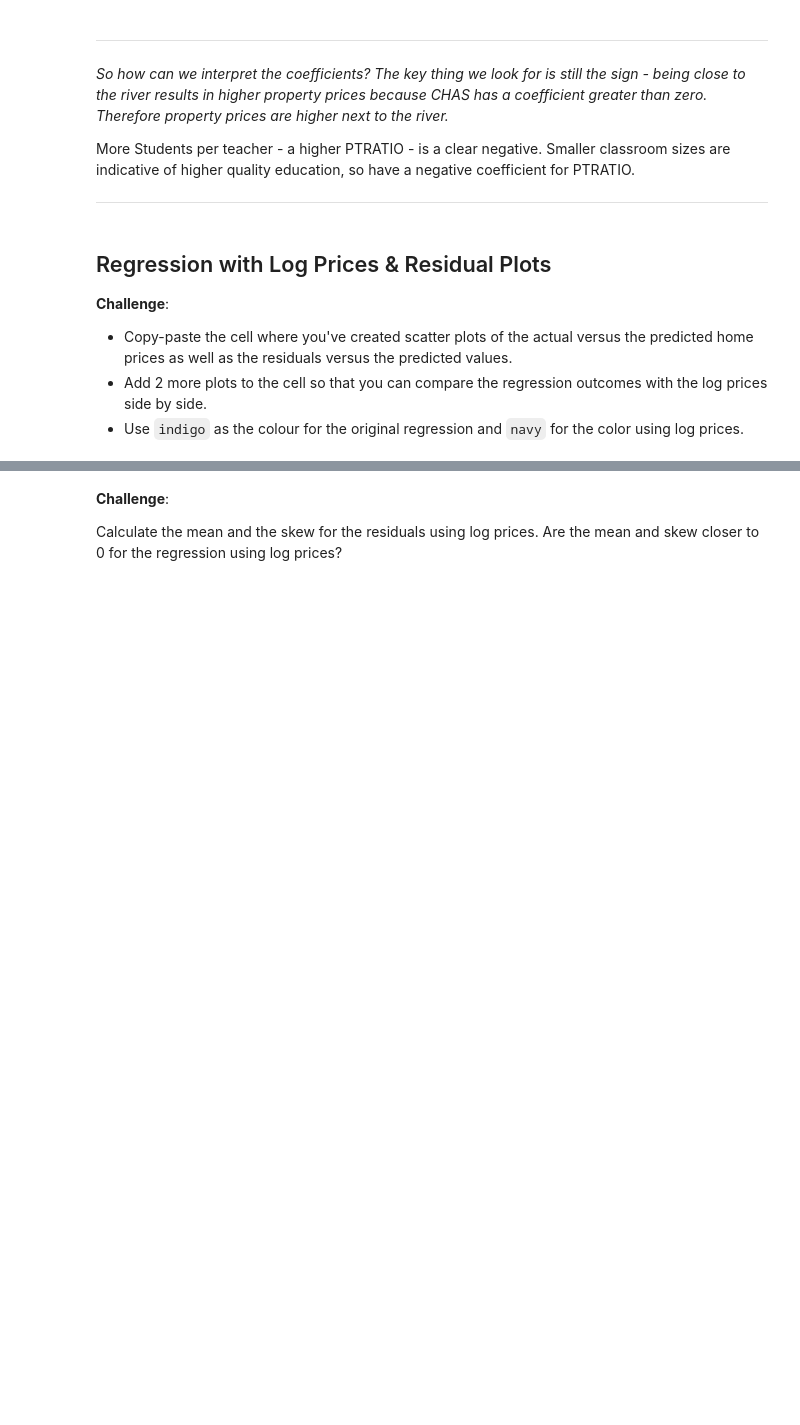
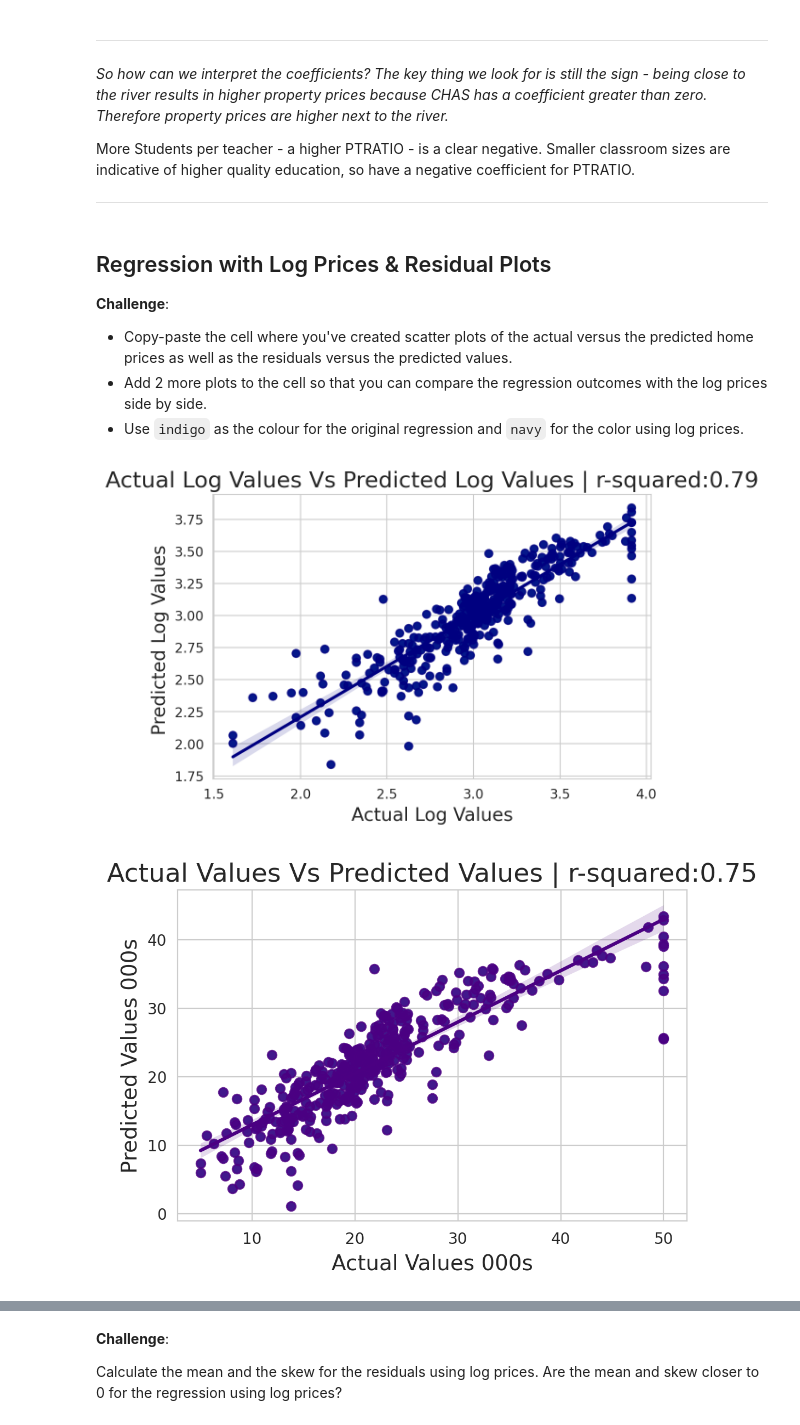
Before and after one commit to DarkDk123/House-valuation-model, a Jupyter notebook: Multivariable_Regression_and_Valuation_Model_(start).ipynb, the cells around one changed output, grey strips where cells are left out. Cells and saved outputs as stored; diff of their text form; code cells hidden in the pictures; blank space fills up the shorter version.

Commit message:
Regression with Log Prices & Residual Plots

```diff
--- a/Multivariable_Regression_and_Valuation_Model_(start).ipynb
+++ b/Multivariable_Regression_and_Valuation_Model_(start).ipynb
@@ -908,3 +908,73 @@ More Students per teacher - a higher PTRATIO - is a clear negative. Smaller clas
 * Copy-paste the cell where you've created scatter plots of the actual versus the predicted home prices as well as the residuals versus the predicted values.
 * Add 2 more plots to the cell so that you can compare the regression outcomes with the log prices side by side.
 * Use `indigo` as the colour for the original regression and `navy` for the color using log prices.
+# %%
+# Predicting the Values with previous x_train data.
+new_predicted_values = new_reg_model.predict(f_train)
+# Getting the residuals of prediction from actual values.
+new_residuals = ( t_train - new_predicted_values)
+# %%
+
+# Scatter Plot for Actual Values Vs Predicted Values.
+# Log Regresion of Actual vs Predicted Price.
+
+plt.figure(dpi=200)
+with sns.axes_style('whitegrid'):
+    sns.scatterplot(
+        x=t_train,
+        y=new_predicted_values,
+    )
+    sns.regplot(x=t_train, y=new_predicted_values, color='navy')
+plt.title(f"Actual Log Values Vs Predicted Log Values | r-squared:{new_rsquared:.2}", fontsize=17)
+plt.xlabel("Actual Log Values", fontsize=14)
+plt.ylabel("Predicted Log Values ", fontsize=14)
+plt.show()
+
+# Scatter Plot for Actual Values Vs Predicted Values.
+# Original Regresion of Actual vs Predicted Price.
+
+plt.figure(dpi=200)
+with sns.axes_style('whitegrid'):
+    sns.scatterplot(
+        x=y_train,
+        y=predicted_values,
+    )
+    sns.regplot(x=y_train, y=predicted_values, color='indigo')
+plt.title(f"Actual Values Vs Predicted Values | r-squared:{rsquared:.2}", fontsize=17)
+plt.xlabel("Actual Values 000s", fontsize=14)
+plt.ylabel("Predicted Values 000s", fontsize=14)
+plt.show()
+
+
+# Scatter Plot Residuals Vs Predicted Values.
+
+plt.figure(dpi=100)
+with sns.axes_style('darkgrid'):
+    sns.scatterplot(
+        x=new_predicted_values,
+        y=new_residuals,
+        color='navy',
+        alpha=0.5
+    )
+plt.title("Residuals Vs Predicted Log Prices", fontsize=17)
+plt.xlabel("Predicted Log Prices", fontsize=14)
+plt.ylabel("Log Residuals", fontsize=14)
+plt.show()
+
+# Scatter Plot Residuals Vs Predicted Values.
+
+plt.figure(dpi=100)
+with sns.axes_style('darkgrid'):
+    sns.scatterplot(
+        x=predicted_values,
+        y=residuals,
+        color='indigo',
+        alpha=0.5
+    )
+plt.title("Residuals Vs Predicted Prices", fontsize=17)
+plt.xlabel("Predicted Prices 000s", fontsize=14)
+plt.ylabel("Residuals 000s", fontsize=14)
+plt.show()
+# %% [output]
+[figure, added]
+[figure, added]
```
Also changed, not shown: parts of 2 cells of this notebook.
